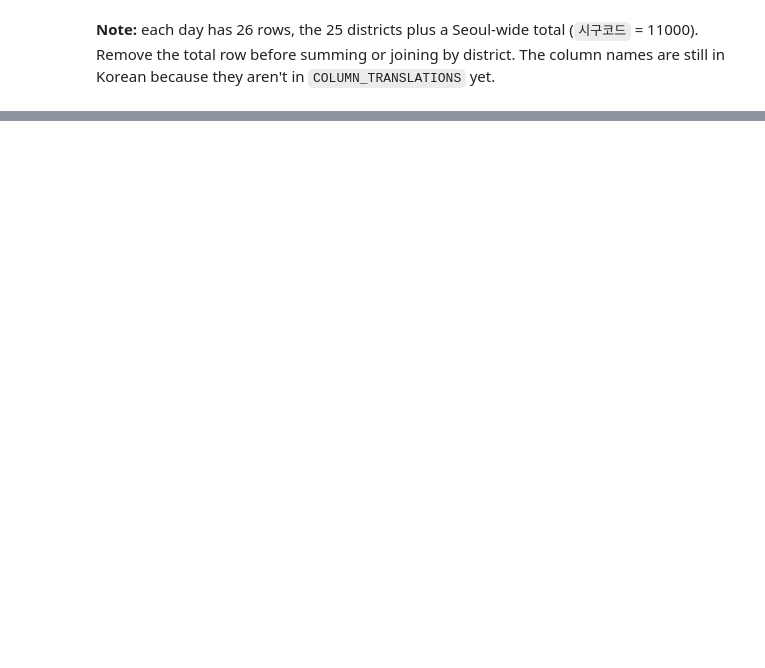
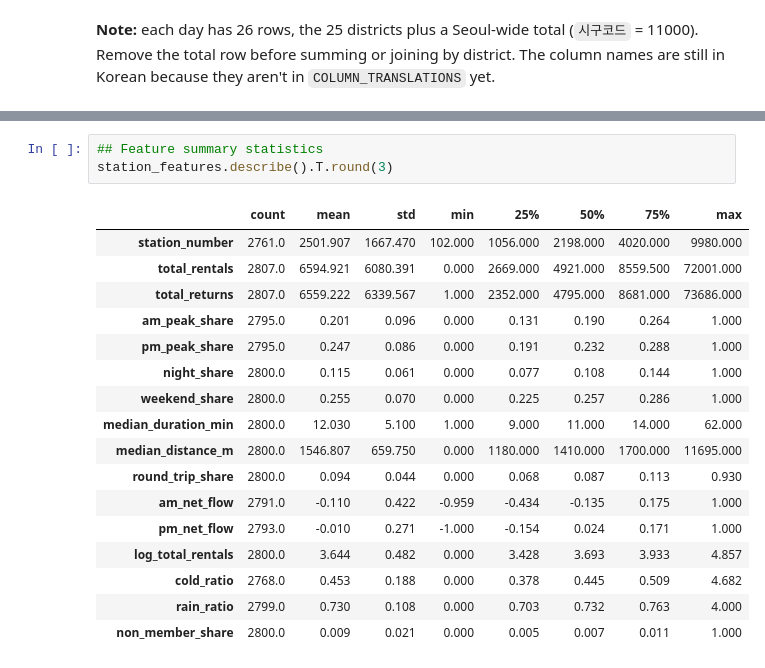
Before and after one commit to DaeYeong-Mun/CDS-303-Final-project, a Jupyter notebook: notebooks/Bike-S.ipynb, the cells around one changed output, grey strips where cells are left out. Saved outputs shown, nothing was run; the diff lists cells and outputs as text; blank space fills up the shorter version.

```diff
--- a/notebooks/Bike-S.ipynb
+++ b/notebooks/Bike-S.ipynb
@@ -409,0 +590,21 @@ dtype: int64
+# %%
+## Feature summary statistics
+station_features.describe().T.round(3)
+# %% [output]
+|  | count | mean | std | min | 25% | 50% | 75% | max |
+| station_number | 2761.0 | 2501.907 | 1667.470 | 102.000 | 1056.000 | 2198.000 | 4020.000 | 9980.000 |
+| total_rentals | 2807.0 | 6594.921 | 6080.391 | 0.000 | 2669.000 | 4921.000 | 8559.500 | 72001.000 |
+| total_returns | 2807.0 | 6559.222 | 6339.567 | 1.000 | 2352.000 | 4795.000 | 8681.000 | 73686.000 |
+| am_peak_share | 2795.0 | 0.201 | 0.096 | 0.000 | 0.131 | 0.190 | 0.264 | 1.000 |
+| pm_peak_share | 2795.0 | 0.247 | 0.086 | 0.000 | 0.191 | 0.232 | 0.288 | 1.000 |
+| night_share | 2800.0 | 0.115 | 0.061 | 0.000 | 0.077 | 0.108 | 0.144 | 1.000 |
+| weekend_share | 2800.0 | 0.255 | 0.070 | 0.000 | 0.225 | 0.257 | 0.286 | 1.000 |
+| median_duration_min | 2800.0 | 12.030 | 5.100 | 1.000 | 9.000 | 11.000 | 14.000 | 62.000 |
+| median_distance_m | 2800.0 | 1546.807 | 659.750 | 0.000 | 1180.000 | 1410.000 | 1700.000 | 11695.000 |
+| round_trip_share | 2800.0 | 0.094 | 0.044 | 0.000 | 0.068 | 0.087 | 0.113 | 0.930 |
+| am_net_flow | 2791.0 | -0.110 | 0.422 | -0.959 | -0.434 | -0.135 | 0.175 | 1.000 |
+| pm_net_flow | 2793.0 | -0.010 | 0.271 | -1.000 | -0.154 | 0.024 | 0.171 | 1.000 |
+| log_total_rentals | 2800.0 | 3.644 | 0.482 | 0.000 | 3.428 | 3.693 | 3.933 | 4.857 |
+| cold_ratio | 2768.0 | 0.453 | 0.188 | 0.000 | 0.378 | 0.445 | 0.509 | 4.682 |
+| rain_ratio | 2799.0 | 0.730 | 0.108 | 0.000 | 0.703 | 0.732 | 0.763 | 4.000 |
+| non_member_share | 2800.0 | 0.009 | 0.021 | 0.000 | 0.005 | 0.007 | 0.011 | 1.000 |
```
Also changed, not shown: parts of 24 cells of this notebook, 9 other files.
